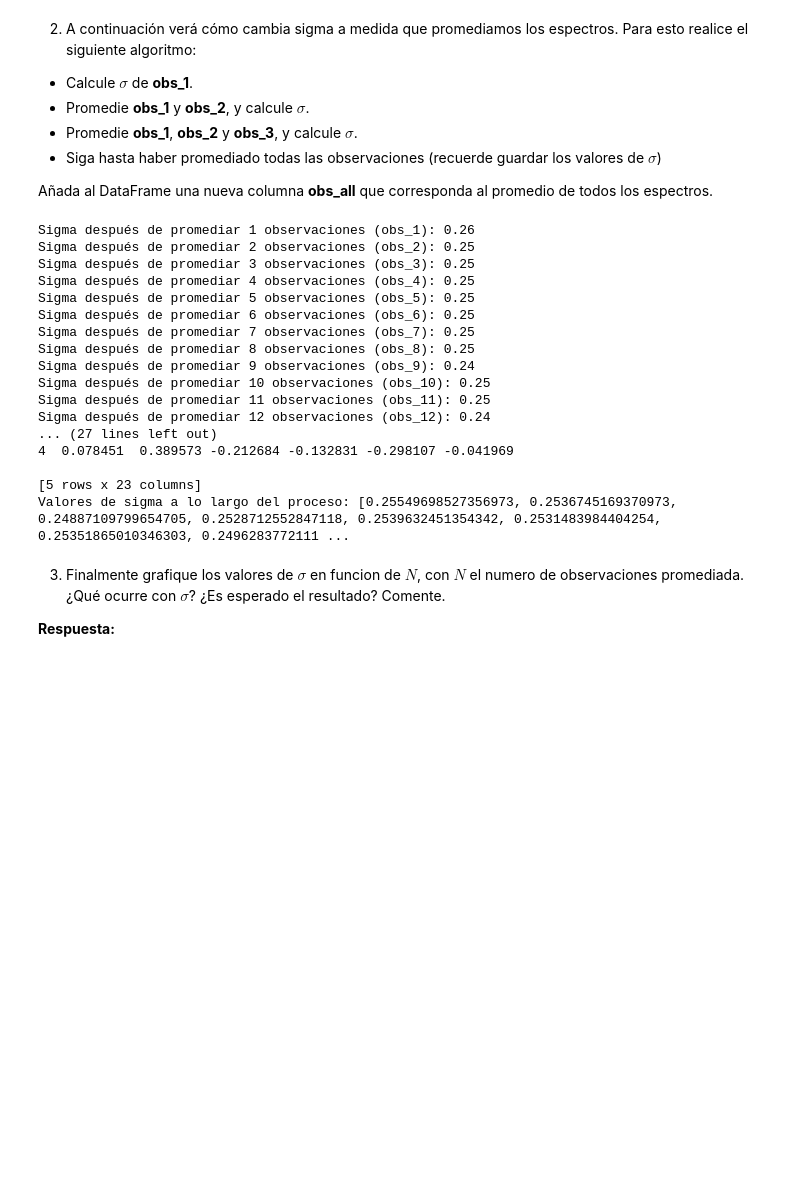
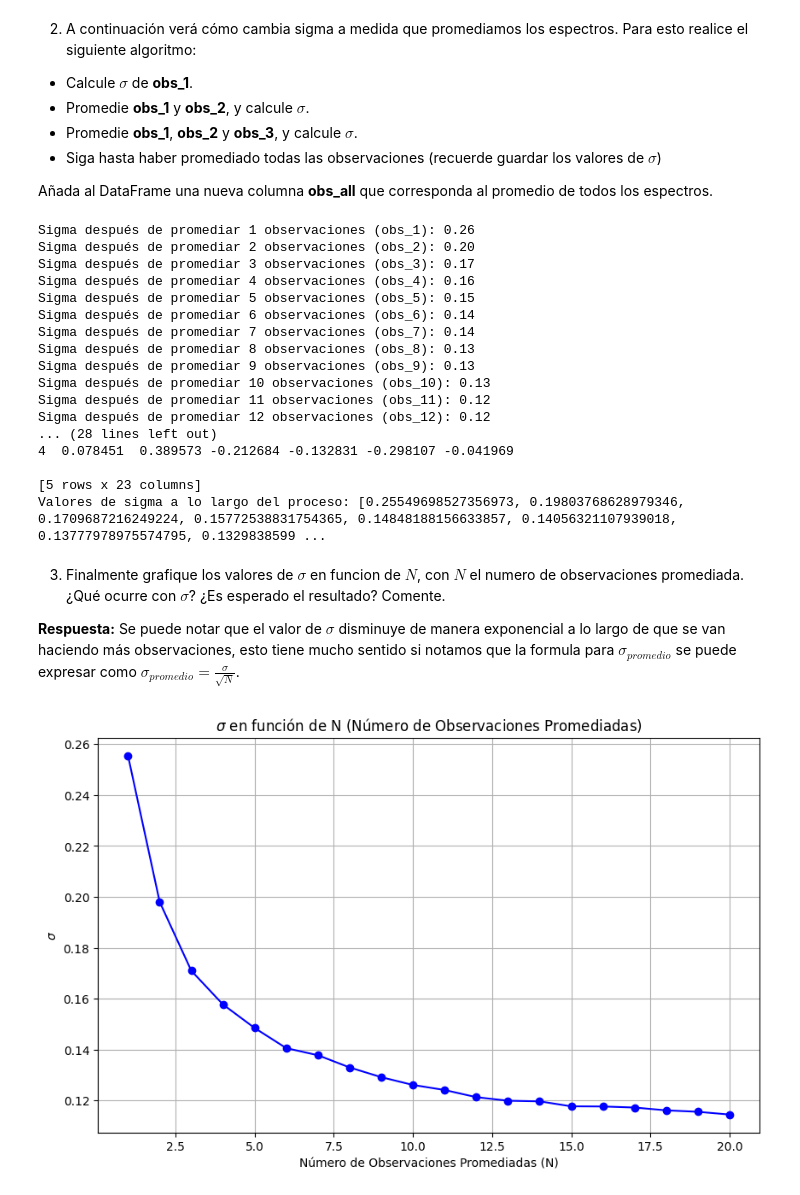
Before and after one commit to conichito/Tarea-2, a Jupyter notebook: Tarea2.ipynb, the cells around one changed output. Saved outputs shown, nothing was run; the diff lists cells and outputs as text; code cells hidden in the pictures; blank space fills up the shorter version.

```diff
--- a/Tarea2.ipynb
+++ b/Tarea2.ipynb
@@ -511,54 +514,70 @@ print(data.head())
 
  Añada al DataFrame una nueva columna **obs_all** que corresponda al promedio de todos los espectros.
 # %%
-# Inicializar una lista para guardar los valores de sigma
+# Inicializamos una lista para guardar los valores de sigma
 sigma_values = []
 
-# Inicializar un promedio acumulativo
+# Inicializamos un promedio acumulativo
 average_spectrum = pd.Series([0] * len(data), index=data.index)
 
-# Calcular sigma para cada observación y el promedio acumulativo
+# Calculamos sigma para cada promedio acumulativo
 for i, col in enumerate(obs_columns):
-    # Actualizar el promedio acumulativo
+    # Actualizamos el promedio acumulativo
     average_spectrum = average_spectrum + data[col]
 
-    # Calcular el promedio de las observaciones hasta ahora
+    # Calculamos el promedio de las observaciones hasta ahora
     current_avg = average_spectrum / (i + 1)
 
-    # Calcular la desviación estándar para la observación actual
-    current_std = data[col].std()
+    # Calculamos la desviación estándar del promedio acumulativo
+    current_std = current_avg.std()
     sigma_values.append(current_std)
 
     print(f'Sigma después de promediar {i + 1} observaciones ({col}): {current_std:.2f}')
 
-# Añadir la columna obs_all al DataFrame con el promedio de todos los espectros
+# Añadimos la columna obs_all al DataFrame con el promedio de todos los espectros
 data['obs_all'] = current_avg
 
-# Mostrar el DataFrame actualizado y los valores de sigma
+# Mostramos el DataFrame actualizado y los valores de sigma
 print(data.head())
 print(f'Valores de sigma a lo largo del proceso: {sigma_values}')
 # %% [output]
 Sigma después de promediar 1 observaciones (obs_1): 0.26
-Sigma después de promediar 2 observaciones (obs_2): 0.25
-Sigma después de promediar 3 observaciones (obs_3): 0.25
-Sigma después de promediar 4 observaciones (obs_4): 0.25
-Sigma después de promediar 5 observaciones (obs_5): 0.25
-Sigma después de promediar 6 observaciones (obs_6): 0.25
-Sigma después de promediar 7 observaciones (obs_7): 0.25
-Sigma después de promediar 8 observaciones (obs_8): 0.25
-Sigma después de promediar 9 observaciones (obs_9): 0.24
-Sigma después de promediar 10 observaciones (obs_10): 0.25
-Sigma después de promediar 11 observaciones (obs_11): 0.25
-Sigma después de promediar 12 observaciones (obs_12): 0.24
-... (27 lines left out)
+Sigma después de promediar 2 observaciones (obs_2): 0.20
+Sigma después de promediar 3 observaciones (obs_3): 0.17
+Sigma después de promediar 4 observaciones (obs_4): 0.16
+Sigma después de promediar 5 observaciones (obs_5): 0.15
+Sigma después de promediar 6 observaciones (obs_6): 0.14
+Sigma después de promediar 7 observaciones (obs_7): 0.14
+Sigma después de promediar 8 observaciones (obs_8): 0.13
+Sigma después de promediar 9 observaciones (obs_9): 0.13
+Sigma después de promediar 10 observaciones (obs_10): 0.13
+Sigma después de promediar 11 observaciones (obs_11): 0.12
+Sigma después de promediar 12 observaciones (obs_12): 0.12
+... (28 lines left out)
 4  0.078451  0.389573 -0.212684 -0.132831 -0.298107 -0.041969
 
 [5 rows x 23 columns]
-Valores de sigma a lo largo del proceso: [0.25549698527356973, 0.2536745169370973, 0.24887109799654705, 0.2528712552847118, 0.2539632451354342, 0.2531483984404254, 0.25351865010346303, 0.2496283772111 ...
+Valores de sigma a lo largo del proceso: [0.25549698527356973, 0.19803768628979346, 0.1709687216249224, 0.15772538831754365, 0.14848188156633857, 0.14056321107939018, 0.13777978975574795, 0.1329838599 ...
 # %% [markdown]
  3. Finalmente grafique los valores de $\sigma$ en funcion de $N$, con $N$ el numero de observaciones promediada. ¿Qué ocurre con $\sigma$? ¿Es esperado el resultado? Comente.
 
-**Respuesta:**
+**Respuesta:** Se puede notar que el valor de $\sigma$ disminuye de manera exponencial a lo largo de que se van haciendo más observaciones, esto tiene mucho sentido si notamos que la formula para $\sigma_{promedio}$ se puede expresar como $\sigma_{promedio} = \frac{\sigma}{\sqrt{N}}$.
+# %%
+# Número de observaciones (N)
+N = list(range(1, len(sigma_values) + 1))
+
+# Graficamos sigma en función de N
+plt.figure(figsize=(10, 6))
+plt.plot(N, sigma_values, marker='o', linestyle='-', color='blue')
+
+# Añadimos etiquetas y título
+plt.title(r'$\sigma$ en función de N (Número de Observaciones Promediadas)')
+plt.xlabel('Número de Observaciones Promediadas (N)')
+plt.ylabel(r'$\sigma$')
+plt.grid(True)
+plt.show()
+# %% [output]
+[figure, added]
 # %% [markdown]
 ### d) Promedio de observaciones
 
```
Also changed, not shown: parts of 20 cells of this notebook.
